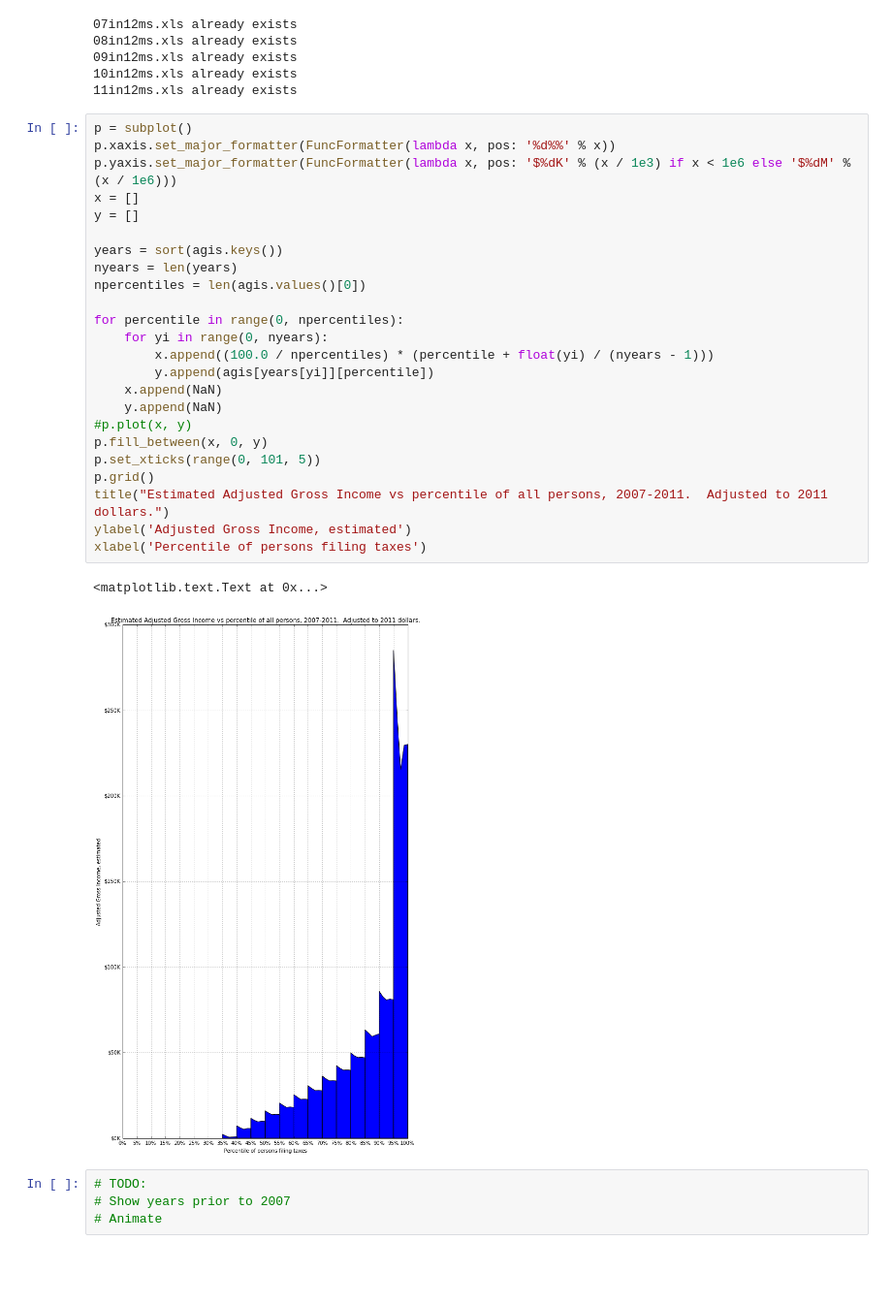
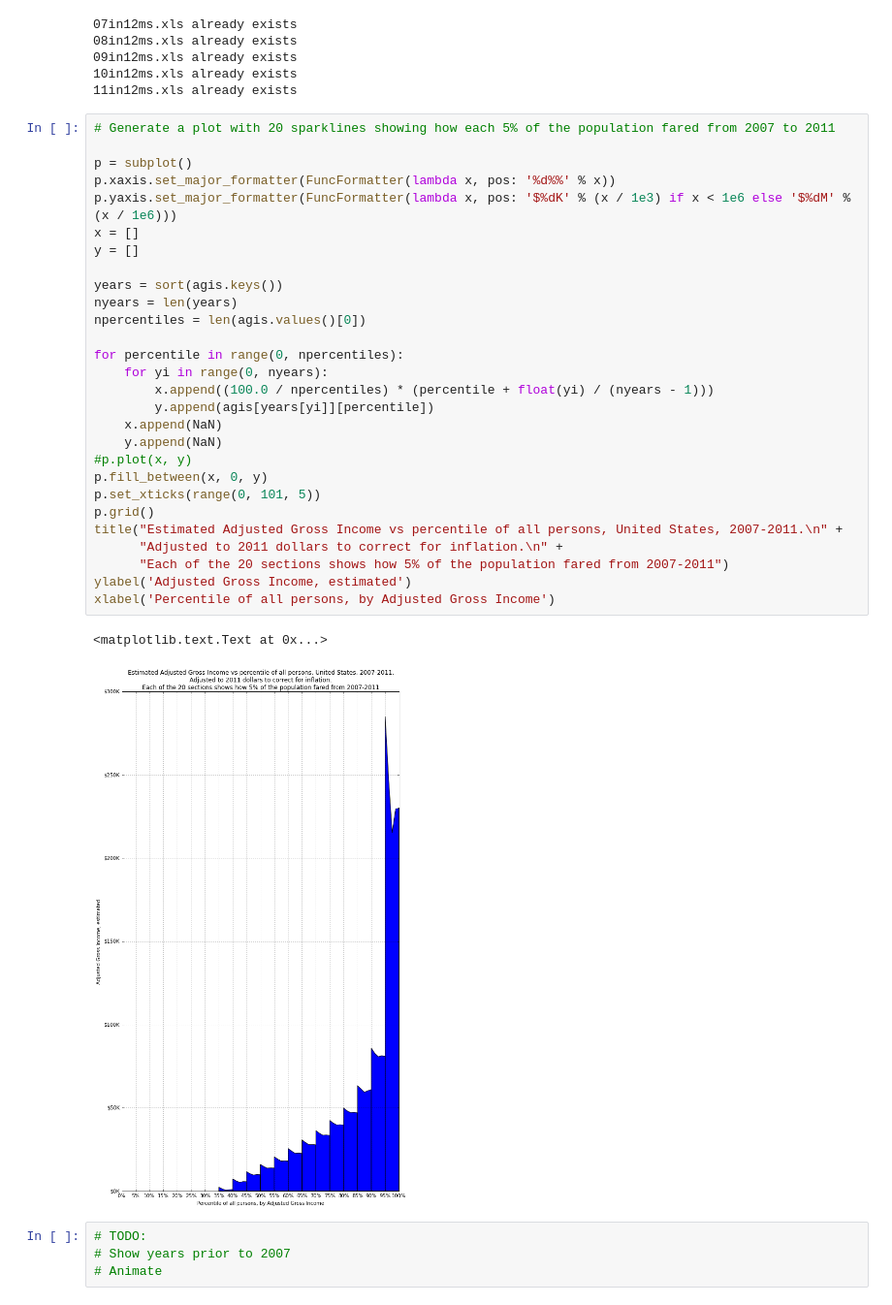
Before and after one commit to CMU-CREATE-Lab/underemployment, a Jupyter notebook: IRS Income Histogram.ipynb, the cells around one changed output. Shown at 97% size. Cells and saved outputs as stored; diff of their text form; blank space fills up the shorter version.

Commit message:
Improved plot labeling

```diff
--- a/IRS Income Histogram.ipynb
+++ b/IRS Income Histogram.ipynb
@@ -261,32 +261,36 @@ agis[2011] = compute_tax_year(2011)
 10in12ms.xls already exists
 11in12ms.xls already exists
 # %%
+# Generate a plot with 20 sparklines showing how each 5% of the population fared from 2007 to 2011
+
 p = subplot()
 p.xaxis.set_major_formatter(FuncFormatter(lambda x, pos: '%d%%' % x))
 p.yaxis.set_major_formatter(FuncFormatter(lambda x, pos: '$%dK' % (x / 1e3) if x < 1e6 else '$%dM' % (x / 1e6)))
 x = []
 y = []
 
 years = sort(agis.keys())
 nyears = len(years)
 npercentiles = len(agis.values()[0])
 
 for percentile in range(0, npercentiles):
     for yi in range(0, nyears):
         x.append((100.0 / npercentiles) * (percentile + float(yi) / (nyears - 1)))
         y.append(agis[years[yi]][percentile])
     x.append(NaN)
     y.append(NaN)
 #p.plot(x, y)
 p.fill_between(x, 0, y)
 p.set_xticks(range(0, 101, 5))
 p.grid()
-title("Estimated Adjusted Gross Income vs percentile of all persons, 2007-2011.  Adjusted to 2011 dollars.")
+title("Estimated Adjusted Gross Income vs percentile of all persons, United States, 2007-2011.\n" +
+      "Adjusted to 2011 dollars to correct for inflation.\n" +
+      "Each of the 20 sections shows how 5% of the population fared from 2007-2011")
 ylabel('Adjusted Gross Income, estimated')
-xlabel('Percentile of persons filing taxes')
+xlabel('Percentile of all persons, by Adjusted Gross Income')
 # %% [output]
 <matplotlib.text.Text at 0x...>
-[figure, old version]
+[figure, new version]
 # %%
 # TODO:
 # Show years prior to 2007
```
